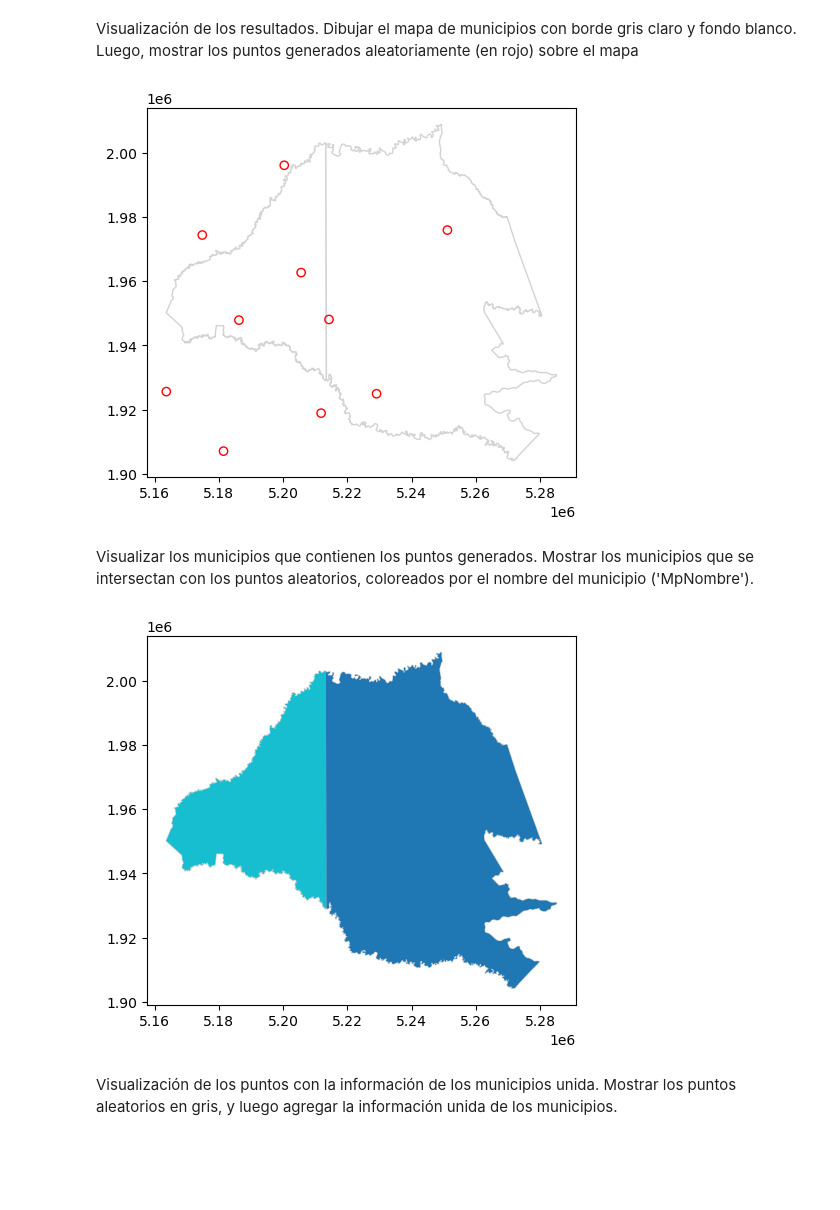
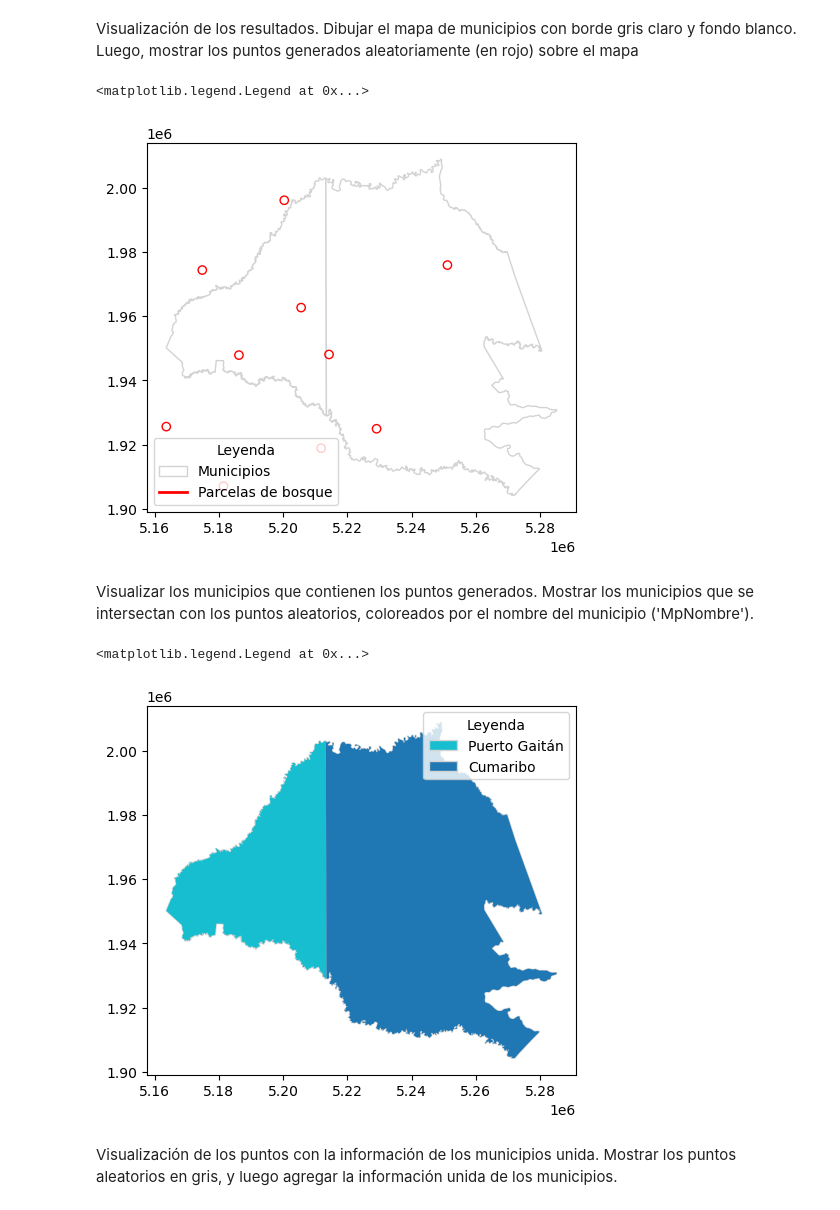
Before and after one commit to Lmfernanda/Workshop_2_Attribute_and_Spatial_Data_Operations, a Jupyter notebook: Workshop.ipynb, the cells around one changed output. Cells and saved outputs as stored; diff of their text form; code cells hidden in the pictures; blank space fills up the shorter version.

```diff
--- a/Workshop.ipynb
+++ b/Workshop.ipynb
@@ -612,15 +721,35 @@ Visualización de los resultados. Dibujar el mapa de municipios con borde gris c
 # %%
 base = municipios.plot(color='white', edgecolor='lightgrey')
 plot_forest.plot(ax=base, color='None', edgecolor='red');
+
+# Crear los handles para la leyenda
+handles = [
+    Patch(facecolor='white', edgecolor='lightgrey', label='Municipios'),
+    Line2D([0], [0], color='red', lw=2, label='Parcelas de bosque')
+]
+
+# Agregar la leyenda
+plt.legend(handles=handles, title="Leyenda", loc='lower left')
 # %% [output]
+<matplotlib.legend.Legend at 0x...>
-[figure, old version]
+[figure, new version]
 # %% [markdown]
 Visualizar los municipios que contienen los puntos generados. Mostrar los municipios que se intersectan con los puntos aleatorios, coloreados por el nombre del municipio ('MpNombre').
 # %%
 base = municipios.plot(color='white', edgecolor='lightgrey')
 municipios_random.plot(ax=base, column='MpNombre');
+
+# Crear los handles para la leyenda
+handles = [
+    Patch(facecolor='#17becf', edgecolor='lightgrey', label='Puerto Gaitán'),
+    Patch(facecolor='#1f77b4', edgecolor='lightgrey', label='Cumaribo')
+]
+
+# Agregar la leyenda
+plt.legend(handles=handles, title="Leyenda", loc='upper right')
 # %% [output]
+<matplotlib.legend.Legend at 0x...>
-[figure, old version]
+[figure, new version]
 # %% [markdown]
 Visualización de los puntos con la información de los municipios unida. Mostrar los puntos aleatorios en gris, y luego agregar la información unida de los municipios.
 # %%
```
Also changed, not shown: parts of 11 cells of this notebook.
